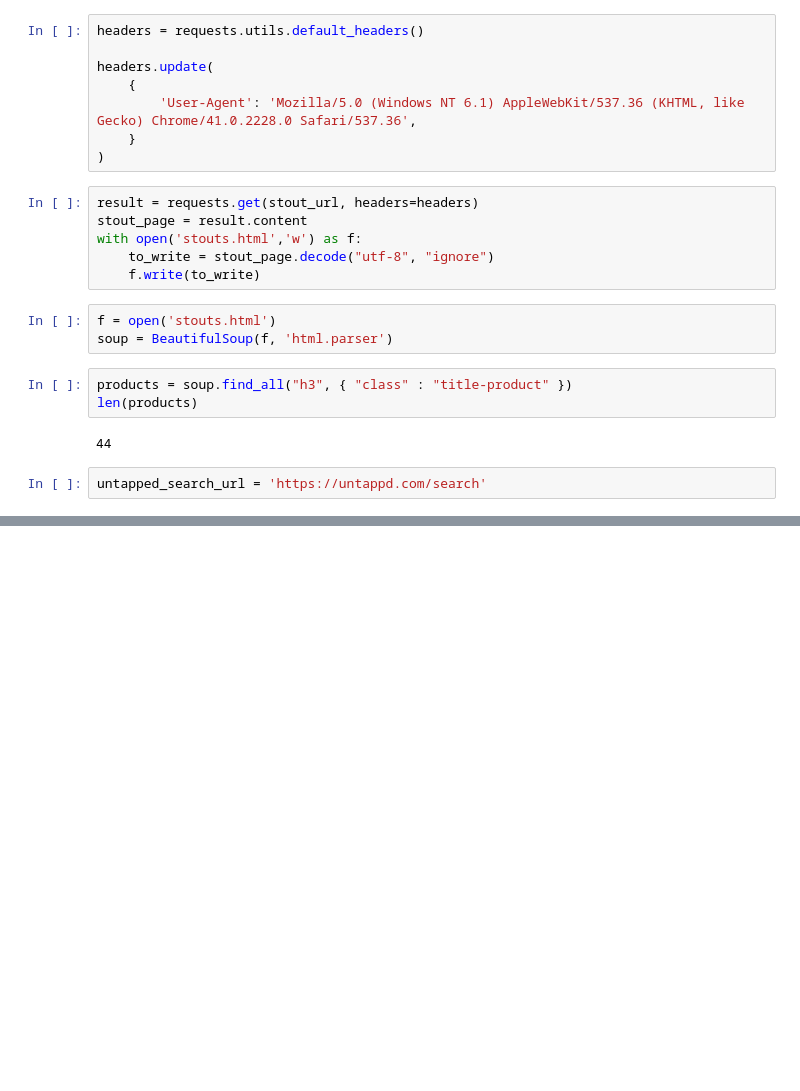
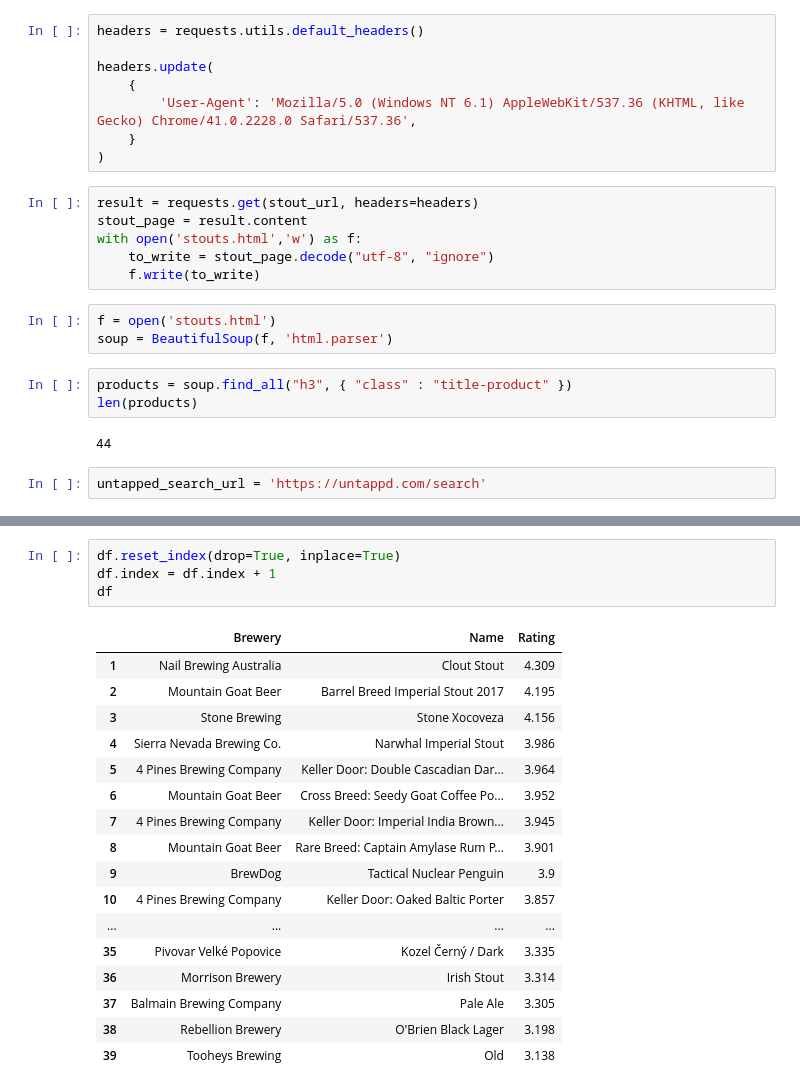
Before and after one commit to mareecarroll/Bottlo, a Jupyter notebook: dan_murphys.ipynb, the cells around one changed output, grey strips where cells are left out. Saved outputs shown, nothing was run; the diff lists cells and outputs as text; blank space fills up the shorter version.

```diff
--- a/dan_murphys.ipynb
+++ b/dan_murphys.ipynb
@@ -113,0 +161,22 @@ Monteith's Black Beer
+# %%
+df.reset_index(drop=True, inplace=True)
+df.index = df.index + 1
+df
+# %% [output]
+|  | Brewery | Name | Rating |
+| 1 | Nail Brewing Australia | Clout Stout | 4.309 |
+| 2 | Mountain Goat Beer | Barrel Breed Imperial Stout 2017 | 4.195 |
+| 3 | Stone Brewing | Stone Xocoveza | 4.156 |
+| 4 | Sierra Nevada Brewing Co. | Narwhal Imperial Stout | 3.986 |
+| 5 | 4 Pines Brewing Company | Keller Door: Double Cascadian Dar... | 3.964 |
+| 6 | Mountain Goat Beer | Cross Breed: Seedy Goat Coffee Po... | 3.952 |
+| 7 | 4 Pines Brewing Company | Keller Door: Imperial India Brown... | 3.945 |
+| 8 | Mountain Goat Beer | Rare Breed: Captain Amylase Rum P... | 3.901 |
+| 9 | BrewDog | Tactical Nuclear Penguin | 3.9 |
+| 10 | 4 Pines Brewing Company | Keller Door: Oaked Baltic Porter | 3.857 |
+| ... | ... | ... | ... |
+| 35 | Pivovar Velké Popovice | Kozel Černý / Dark | 3.335 |
+| 36 | Morrison Brewery | Irish Stout | 3.314 |
+| 37 | Balmain Brewing Company | Pale Ale | 3.305 |
+| 38 | Rebellion Brewery | O'Brien Black Lager | 3.198 |
+| 39 | Tooheys Brewing | Old | 3.138 |
```
Also changed, not shown: parts of 5 cells of this notebook.
